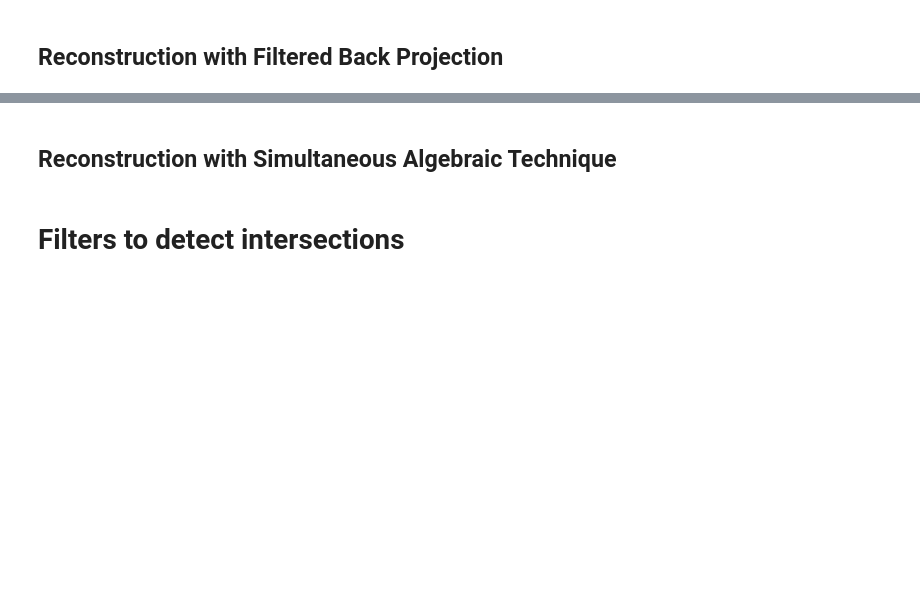
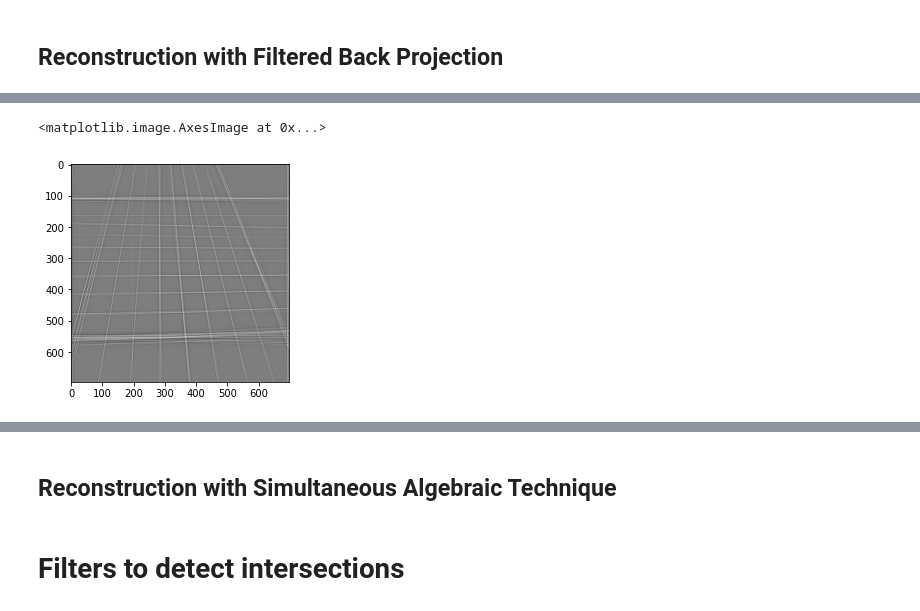
Before and after one commit to SamRapier/DigitisingChess, a Jupyter notebook: ChessBoardGridSegmentation.ipynb, the cells around one changed output, grey strips where cells are left out. Saved outputs shown, nothing was run; the diff lists cells and outputs as text; code cells hidden in the pictures; blank space fills up the shorter version.

```diff
--- a/ChessBoardGridSegmentation.ipynb
+++ b/ChessBoardGridSegmentation.ipynb
@@ -777,0 +789,7 @@ reconstruction_fbp = iradon(sinogram, theta=theta2, filter_name='cosine', circle
+# %%
+# betterSecondDeriv
+reconstruction_fbp_betterSecondDeriv = iradon(betterSecondDeriv, theta=theta2, filter_name='cosine', circle=False)
+plt.imshow(reconstruction_fbp_betterSecondDeriv, cmap=plt.cm.Greys_r)
+# %% [output]
+<matplotlib.image.AxesImage at 0x...>
+[figure, added]
```
Also changed, not shown: parts of 50 cells of this notebook.
